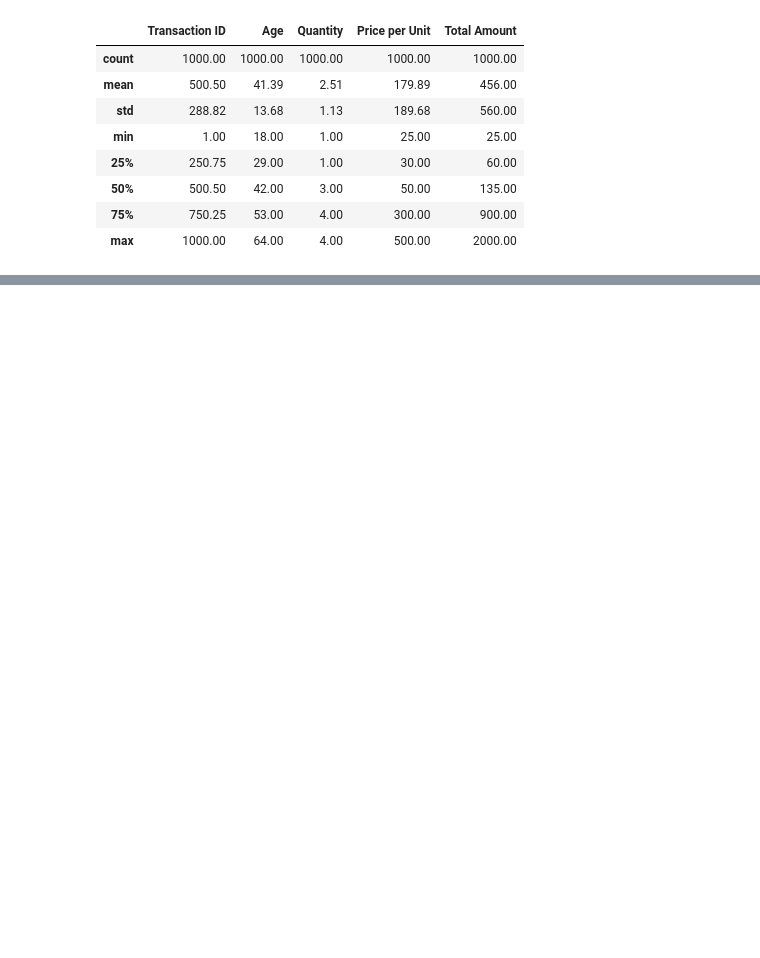
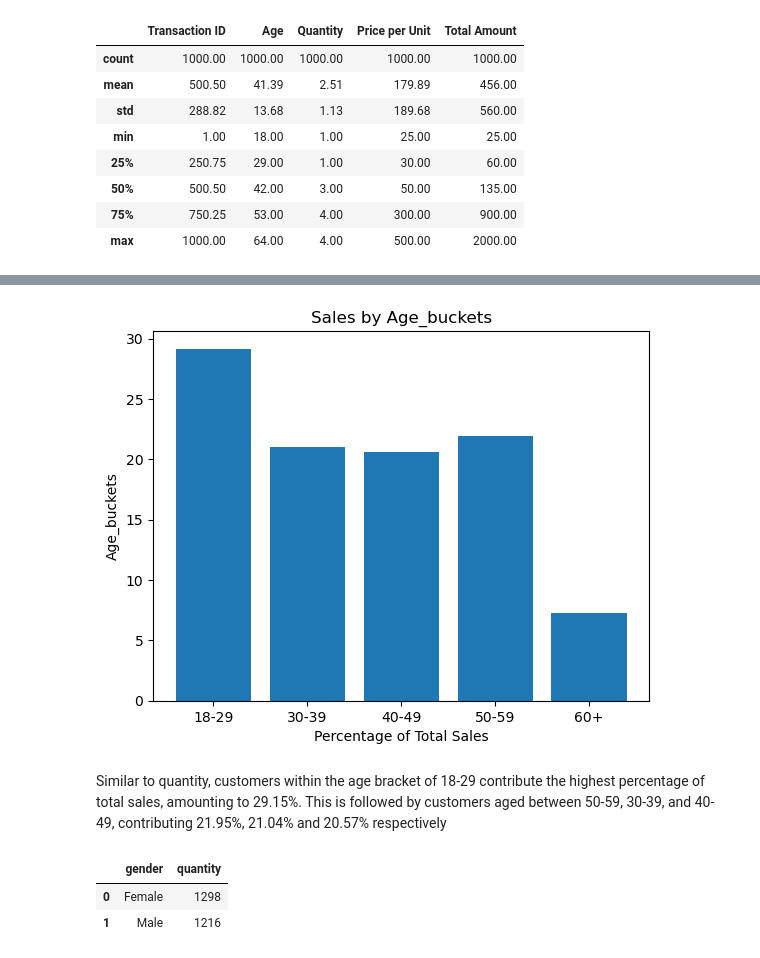
Before and after one commit to Diana-Injelwa/Exploratory-Data-Analysis-on-Retail-Sales, a Jupyter notebook: retail_sales_EDA.ipynb, the cells around one changed output, grey strips where cells are left out. Saved outputs shown, nothing was run; the diff lists cells and outputs as text; code cells hidden in the pictures; blank space fills up the shorter version.

```diff
--- a/retail_sales_EDA.ipynb
+++ b/retail_sales_EDA.ipynb
@@ -213,0 +214,12 @@ retail_sales.groupby(['Age_buckets', 'Product Category'], as_index=False)[['Quan
+# %%
+# Find the total sales for each age group and put the result in a dataframe
+sales_by_age = retail_sales.groupby('age_buckets')[['sales']].sum()
+
+sales_by_age = pd.DataFrame(sales_by_age)
+
+# Create a variable 'total_sales' which is the overall sum of sales
+total_sales = sales_by_age['sales'].sum()
+
+# Create a new column 'sales %'
+sales_by_age['sales %'] = sales_by_age['sales']/total_sales*100
+sales_by_age
@@ -213,0 +234,29 @@ retail_sales.groupby(['Age_buckets', 'Product Category'], as_index=False)[['Quan
+# %%
+age_buckets = sales_by_age.index
+sales_percentage = sales_by_age['sales %']
+
+# Creat an array of evenly spaced values to represent the positions of the bars on the y-axis.
+xpospos = np.arange(len(age_buckets))
+
+# Plot a horizontal bar chart
+plt.bar(xpos, sales_percentage)
+
+# Setting the parameters
+plt.xticks(xpos, age_buckets)
+plt.xlabel('Percentage of Total Sales')
+plt.ylabel('Age_buckets')
+plt.title('Sales by Age_buckets')
+
+plt.show()
+# %% [output]
+[figure, added]
+# %% [markdown]
+Similar to quantity, customers within the age bracket of 18-29 contribute the highest percentage of total sales, amounting to 29.15%. This is followed by customers aged between 50-59, 30-39, and 40-49, contributing 21.95%, 21.04% and 20.57% respectively
+# %%
+# Quantity distribution across different gender
+quantity_by_gender = retail_sales.groupby('gender', as_index=False)[['quantity']].sum()
+quantity_by_gender
+# %% [output]
+|  | gender | quantity |
+| 0 | Female | 1298 |
+| 1 | Male | 1216 |
```
Also changed, not shown: parts of 53 cells of this notebook.
